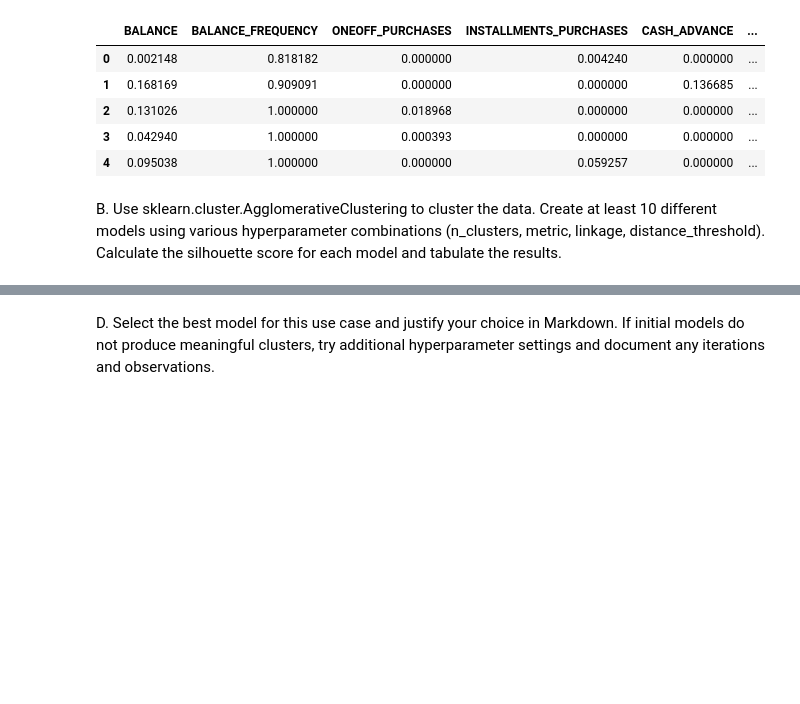
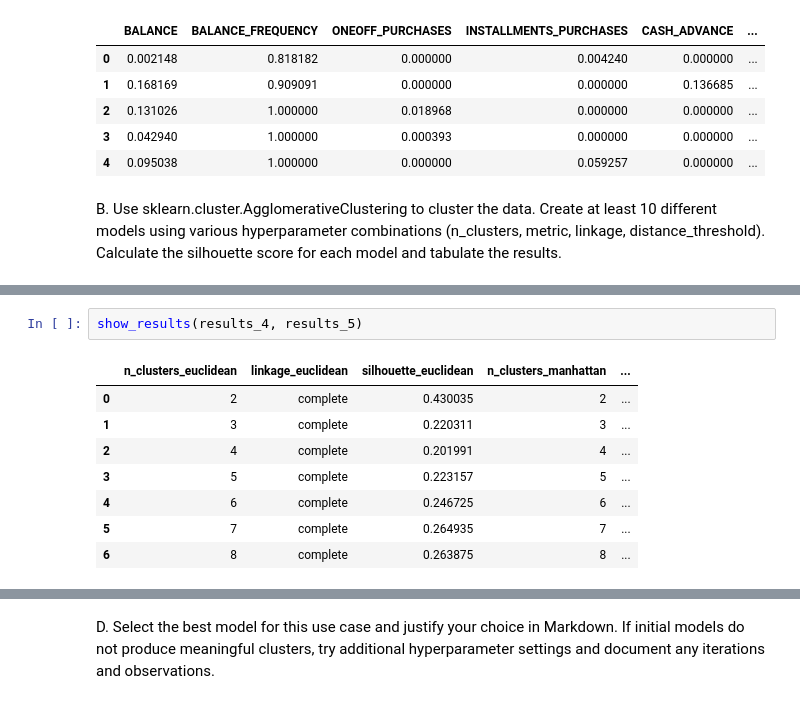
Before and after one commit to Hunteracademic/Unsupervised_assignment_1, a Jupyter notebook: Asg_02.ipynb, the cells around one changed output, grey strips where cells are left out. Drawn from its saved outputs; the diff is of its cells as text; blank space fills up the shorter version.

```diff
--- a/Asg_02.ipynb
+++ b/Asg_02.ipynb
@@ -325,0 +404,11 @@ n_clusters=8, linkage=average, silhouette=0.255
+# %%
+show_results(results_4, results_5)
+# %% [output]
+|  | n_clusters_euclidean | linkage_euclidean | silhouette_euclidean | n_clusters_manhattan | ... |
+| 0 | 2 | complete | 0.430035 | 2 | ... |
+| 1 | 3 | complete | 0.220311 | 3 | ... |
+| 2 | 4 | complete | 0.201991 | 4 | ... |
+| 3 | 5 | complete | 0.223157 | 5 | ... |
+| 4 | 6 | complete | 0.246725 | 6 | ... |
+| 5 | 7 | complete | 0.264935 | 7 | ... |
+| 6 | 8 | complete | 0.263875 | 8 | ... |
```
Also changed, not shown: parts of 9 cells of this notebook.
